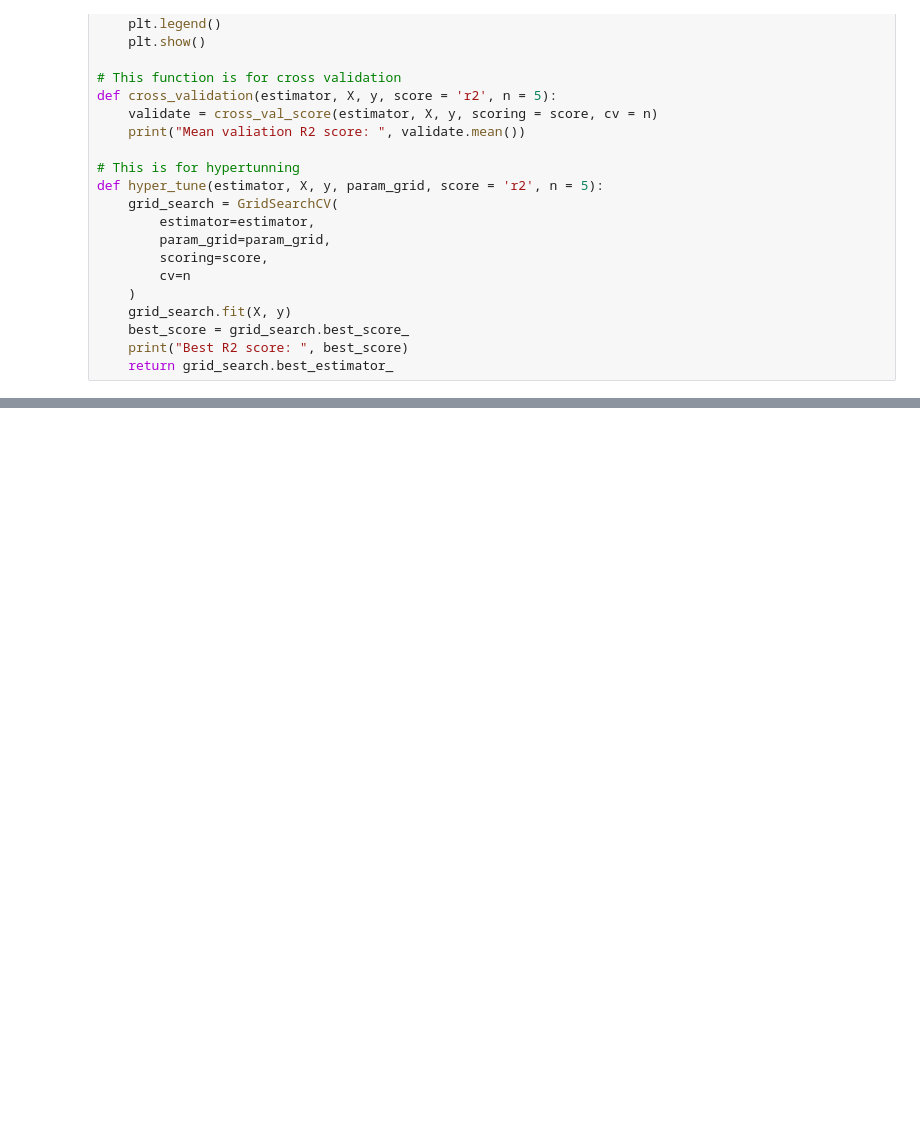
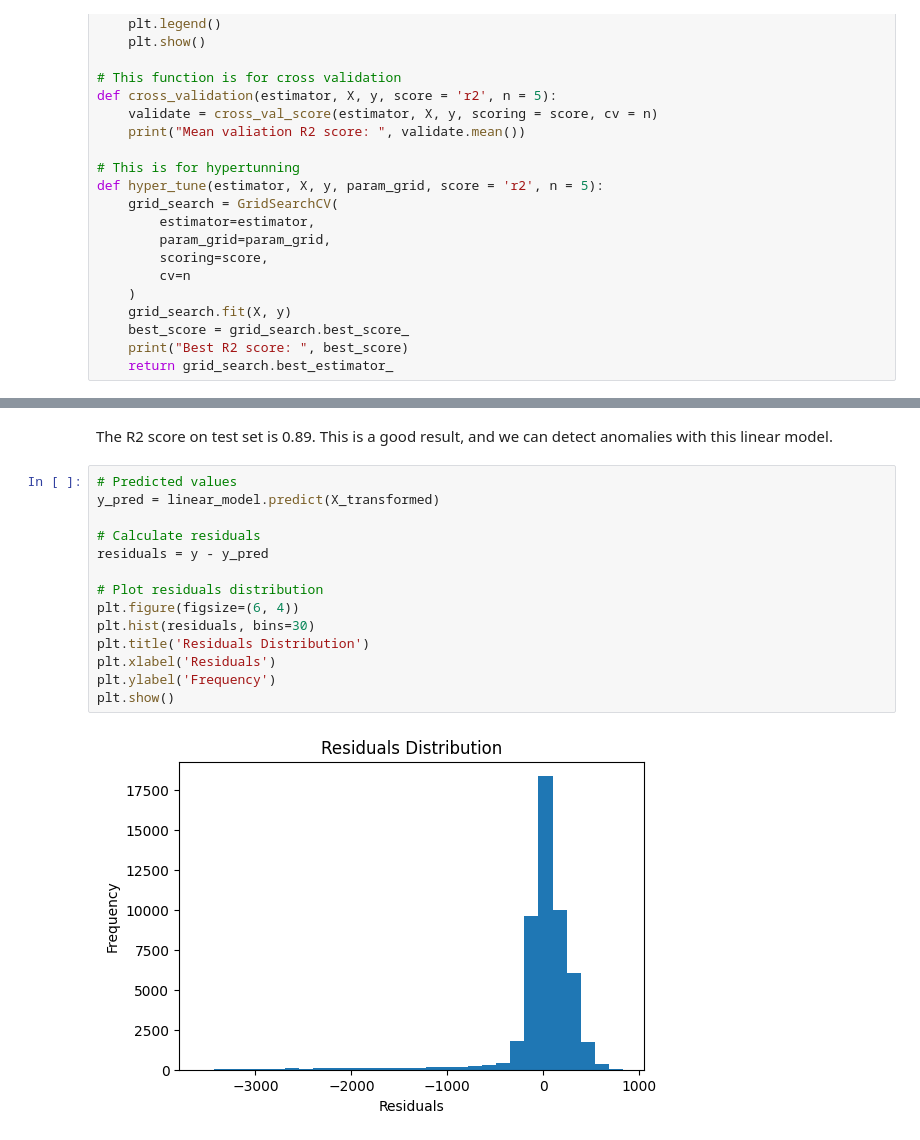
Before and after one commit to thuongtuandang/energy_anomaly_detection, a Jupyter notebook: data_exploring.ipynb, the cells around one changed output, grey strips where cells are left out. Saved outputs shown, nothing was run; the diff lists cells and outputs as text; blank space fills up the shorter version.

```diff
--- a/data_exploring.ipynb
+++ b/data_exploring.ipynb
@@ -403,0 +412,18 @@ This result is actually quite good, with R2 score is 0.9.s
+# %% [markdown]
+The R2 score on test set is 0.89. This is a good result, and we can detect anomalies with this linear model.
+# %%
+# Predicted values
+y_pred = linear_model.predict(X_transformed)
+
+# Calculate residuals
+residuals = y - y_pred
+
+# Plot residuals distribution
+plt.figure(figsize=(6, 4))
+plt.hist(residuals, bins=30)
+plt.title('Residuals Distribution')
+plt.xlabel('Residuals')
+plt.ylabel('Frequency')
+plt.show()
+# %% [output]
+[figure, added]
```
Also changed, not shown: parts of 5 cells of this notebook.
